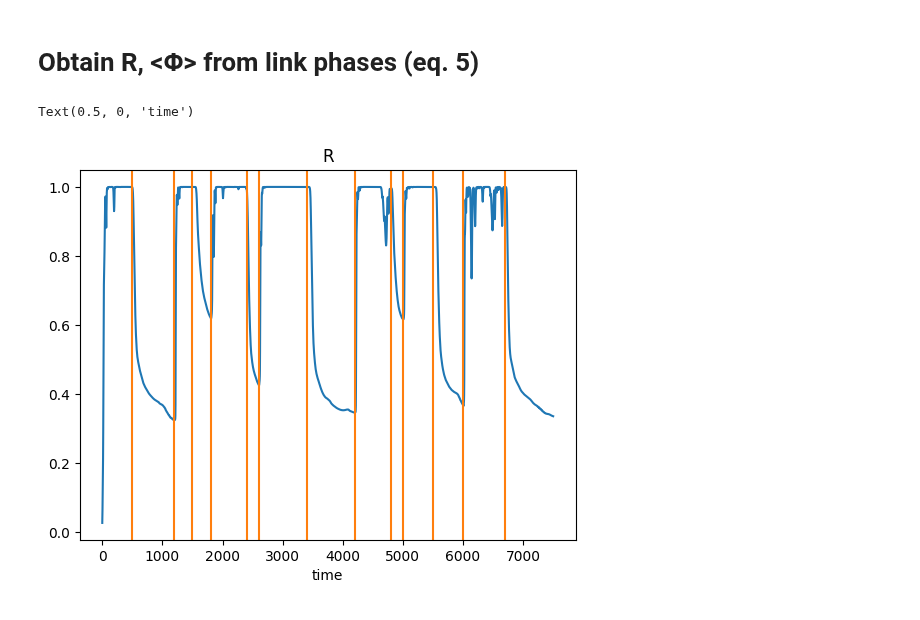
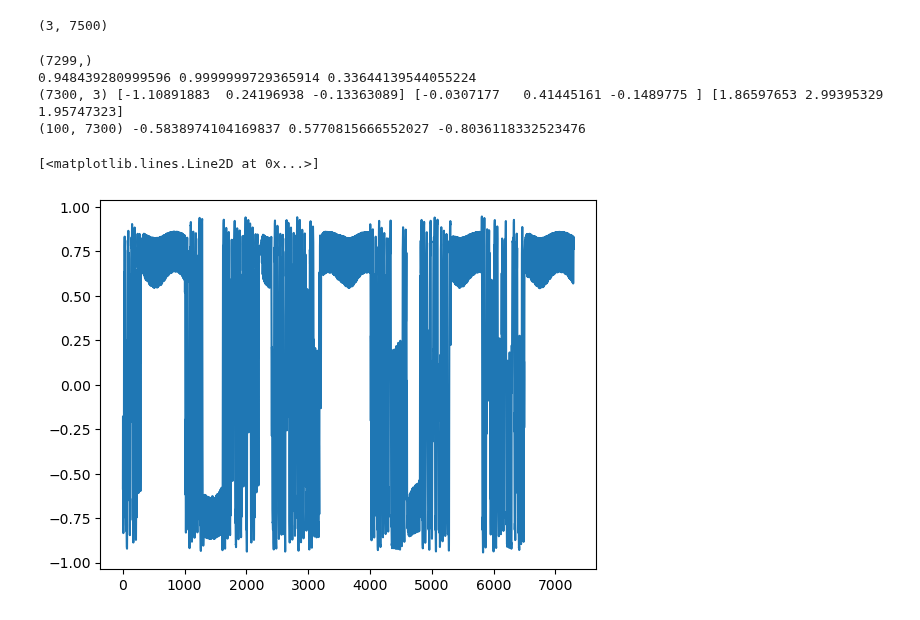
Before and after one commit to losertlab/rhythmic_sharing, a Jupyter notebook: src/rhythmic_sharing_example.ipynb, the cells around one changed output. Saved outputs shown, nothing was run; the diff lists cells and outputs as text; code cells hidden in the pictures.

```diff
--- a/src/rhythmic_sharing_example.ipynb
+++ b/src/rhythmic_sharing_example.ipynb
@@ -409,2 +34,0 @@ Wout obtained.
-# %% [markdown]
-# Obtain R, <Φ> from link phases (eq. 5)
@@ -417,14 +35,29 @@ global_mean_phase = np.arctan2(Ry, Rx) # <Φ>
-# %%
-plt.plot(R)
-
-
-changetimes=np.array((500,1200,1500,1800,2400,2600,3400,4200,4800,5000,5500,6000,6700)) # a record of when the state changes were initiated in the Thomas system
-
-for i in range(changetimes.shape[0]):
-    plt.axvline(changetimes[i],c='tab:orange') # vertical orange lines indicate state change timepoints
-
-plt.title("R")
-plt.xlabel("time")
-# %% [output]
-Text(0.5, 0, 'time')
-[figure, removed]
+# %%
+exp = pd.read_csv("../data/thomas.csv",header=None)
+#exp = pd.read_csv("../data/thomas_periodic_orbit.csv",header=None)
+train_input = exp.to_numpy().transpose()[1:,:-1] # of shape (spatial dimensions x time)
+train_end_t = train_input.shape[1]
+print(train_input.shape)
+warmup_period=200                 # this is T_warm in paper, sect. 5.3.1.
+
+network = RhythmicNetwork(dt=1, input_dims=3)
+network.train(train_input, warmup_time=warmup_period)
+# %% [output]
+(3, 7500)
+# %%
+global_synchrony, global_mean_phase = network.get_global_parameters()
+plt.figure()
+print(global_synchrony.shape)
+print(global_synchrony[0], global_synchrony[254], global_synchrony[-1])
+training_data = np.asarray(network.training_data_history)
+print(training_data.shape, training_data[0], training_data[254], training_data[-1])
+node_history = np.asarray(network.node_states_history).T
+print(node_history.shape, node_history[5,0], node_history[15,254], node_history[40,-1])
+plt.plot(node_history[5,:])
+# %% [output]
+(7299,)
+0.948439280999596 0.9999999729365914 0.33644139544055224
+(7300, 3) [-1.10891883  0.24196938 -0.13363089] [-0.0307177   0.41445161 -0.1489775 ] [1.86597653 2.99395329 1.95747323]
+(100, 7300) -0.5838974104169837 0.5770815666552027 -0.8036118332523476
+[<matplotlib.lines.Line2D at 0x...>]
+[figure, added]
```
Also changed, not shown: parts of 28 cells of this notebook, 4 other files.
